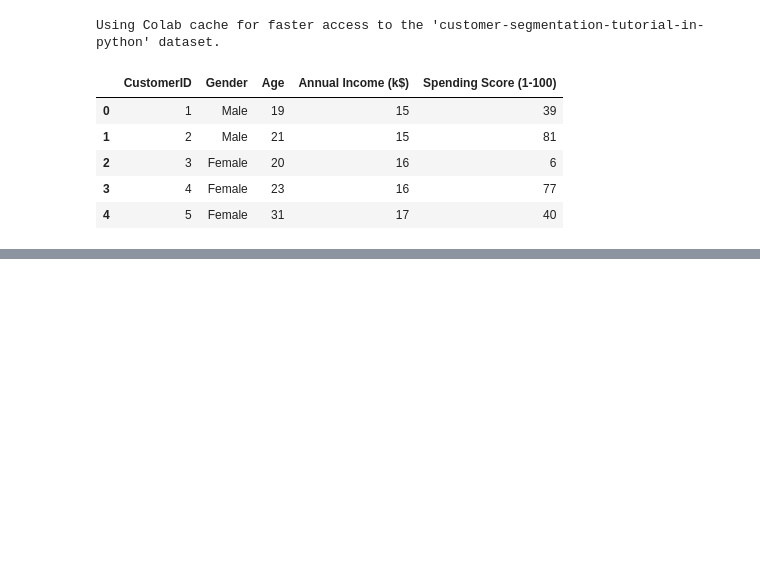
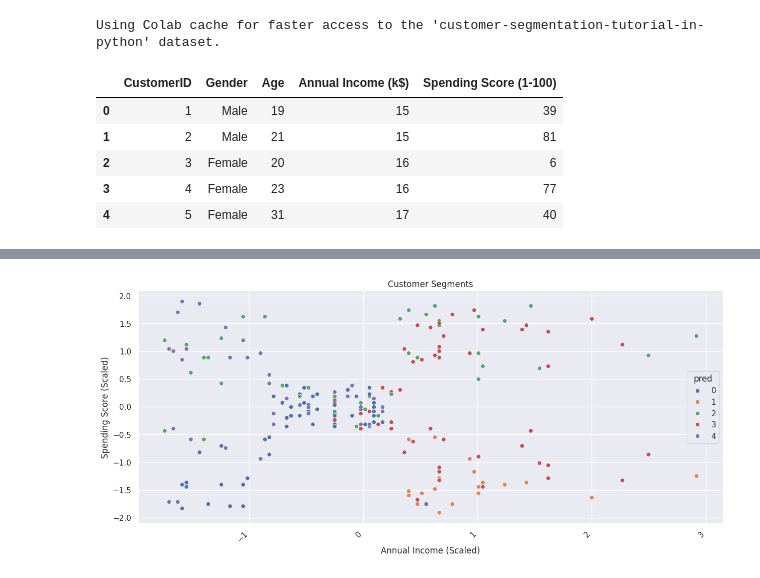
Before and after one commit to vikassinngh123/AI-ML-Learning, a Jupyter notebook: 05-Machine-Learning/02-Unsupervised-Learning/Mall_Customers_Clustering.ipynb, the cells around one changed output, grey strips where cells are left out. Cells and saved outputs as stored; diff of their text form; code cells hidden in the pictures; blank space fills up the shorter version.

```diff
--- a/05-Machine-Learning/02-Unsupervised-Learning/Mall_Customers_Clustering.ipynb
+++ b/05-Machine-Learning/02-Unsupervised-Learning/Mall_Customers_Clustering.ipynb
@@ -20,0 +97,3 @@ data.head(5)
+# %%
+model=KMeans(n_clusters=5, random_state=42)
+model.fit(data)
@@ -20,0 +114,3 @@ data.head(5)
+# %%
+pred=model.predict(data)
+pred
@@ -20,0 +128,18 @@ data.head(5)
+# %%
+data = pd.DataFrame(data, columns=['Gender', 'Age', 'Annual Income (k$)', 'Spending Score (1-100)'])
+
+data['pred'] = pred
+
+sns.set_theme(style="darkgrid")
+plt.figure(figsize=(15,6))
+plt.title('Customer Segments')
+
+sns.scatterplot(x="Annual Income (k$)", y="Spending Score (1-100)", hue="pred", data=data, palette='deep')
+
+plt.xticks(rotation=45, ha='right')
+plt.xlabel('Annual Income (Scaled)')
+plt.ylabel('Spending Score (Scaled)')
+sns.despine()
+plt.show()
+# %% [output]
+[figure, added]
```
Also changed, not shown: parts of 12 cells of this notebook.
